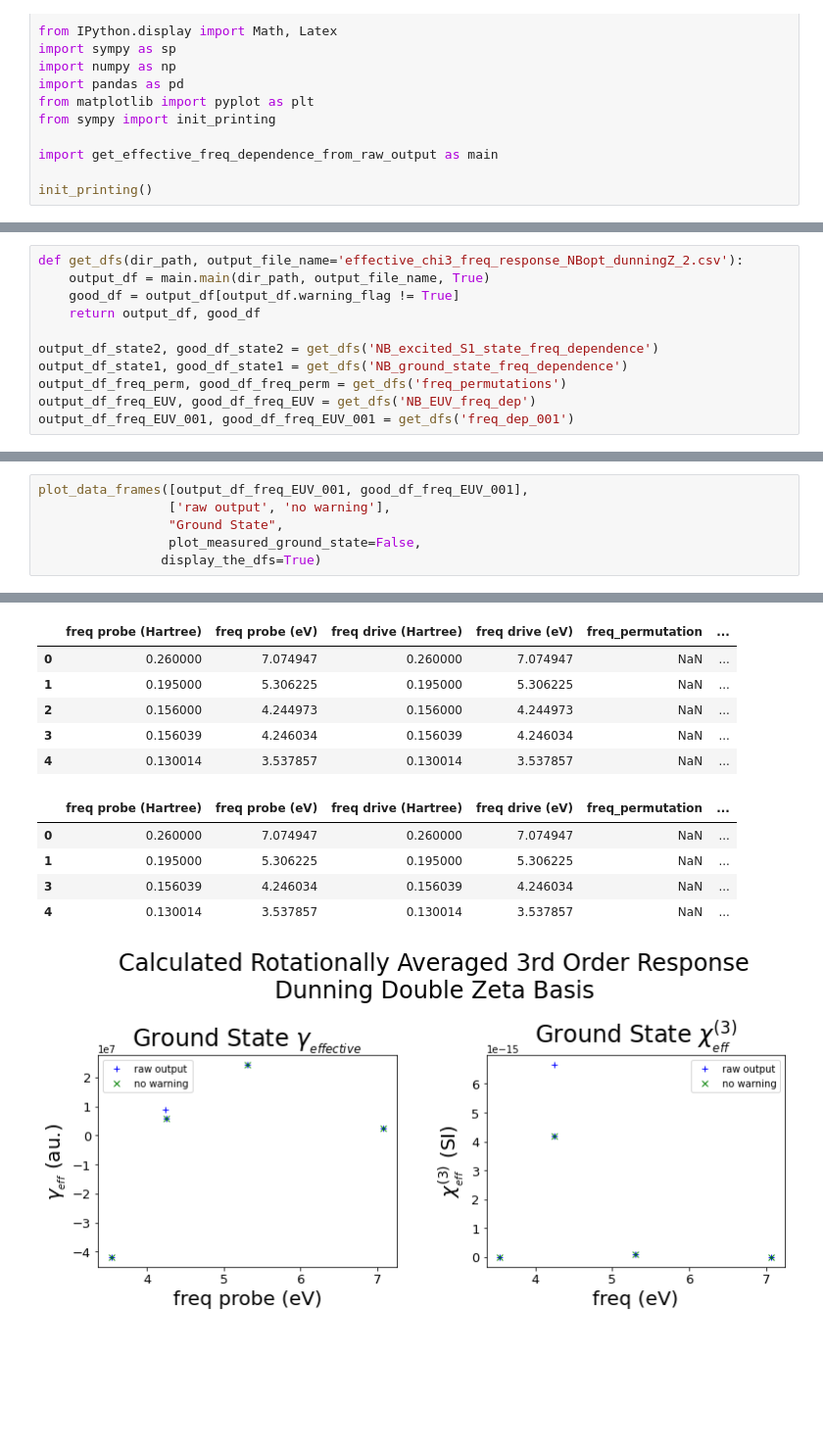
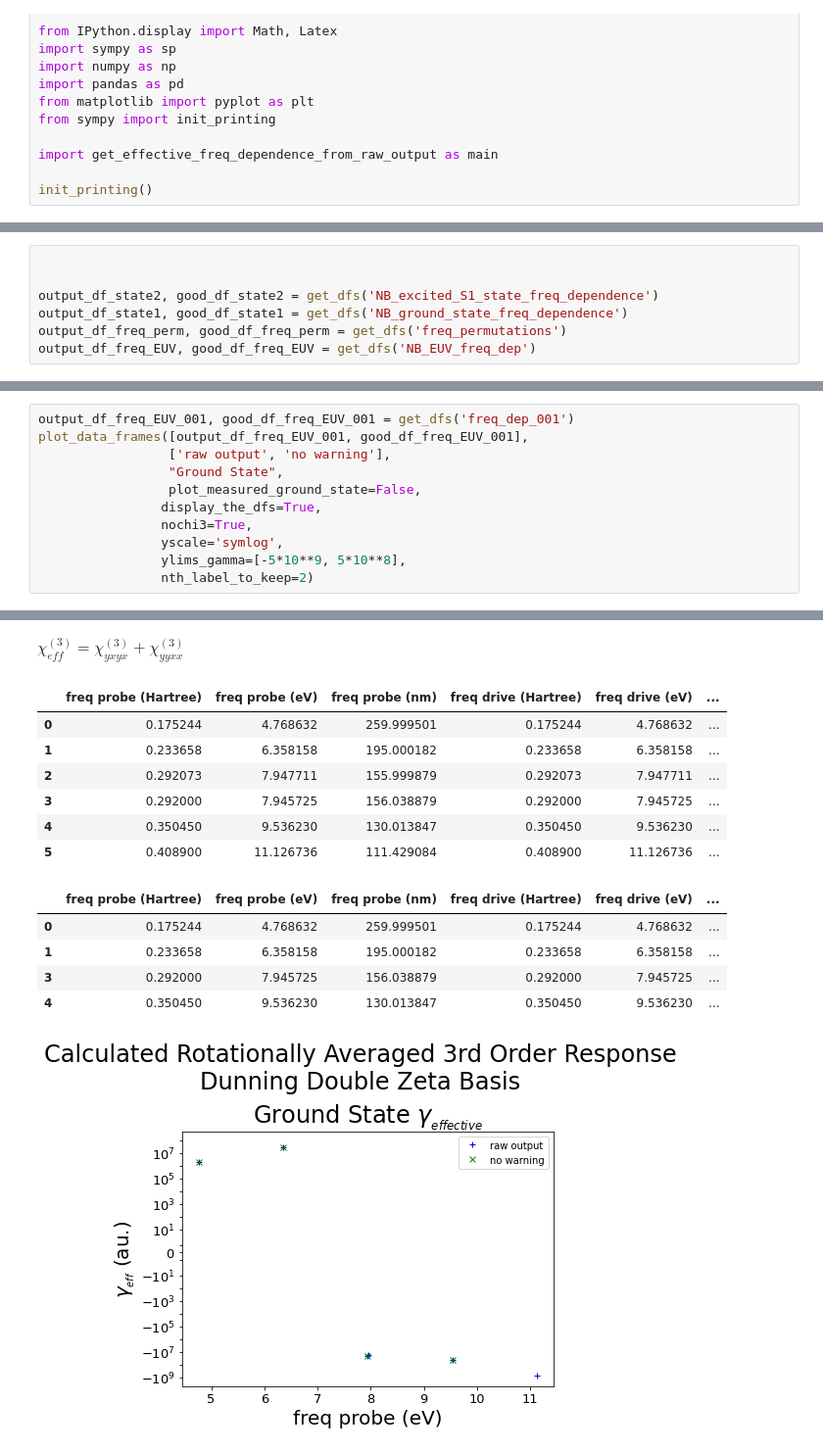
Before and after one commit to zifn/qchem_nitrobenzene, a Jupyter notebook: plotting freq dependence of chi3-Copy1.ipynb, the cells around one changed output, grey strips where cells are left out. Shown at 98% size. Drawn from its saved outputs; the diff is of its cells as text; blank space fills up the shorter version.

```diff
--- a/plotting freq dependence of chi3-Copy1.ipynb
+++ b/plotting freq dependence of chi3-Copy1.ipynb
@@ -68,12 +114,8 @@ def plot_data_frames(dataframes, labels, descripter, x_axis='freq probe (eV)', d
 # %%
-def get_dfs(dir_path, output_file_name='effective_chi3_freq_response_NBopt_dunningZ_2.csv'):
-    output_df = main.main(dir_path, output_file_name, True)
-    good_df = output_df[output_df.warning_flag != True]
-    return output_df, good_df
+
 
 output_df_state2, good_df_state2 = get_dfs('NB_excited_S1_state_freq_dependence')
 output_df_state1, good_df_state1 = get_dfs('NB_ground_state_freq_dependence')
 output_df_freq_perm, good_df_freq_perm = get_dfs('freq_permutations')
 output_df_freq_EUV, good_df_freq_EUV = get_dfs('NB_EUV_freq_dep')
-output_df_freq_EUV_001, good_df_freq_EUV_001 = get_dfs('freq_dep_001')
 # %% [output]
@@ -86,7 +459,12 @@ saving data to -> freq_dep_001\effective_chi3_freq_response_NBopt_dunningZ_2.csv
 # %%
+output_df_freq_EUV_001, good_df_freq_EUV_001 = get_dfs('freq_dep_001')
 plot_data_frames([output_df_freq_EUV_001, good_df_freq_EUV_001],
                  ['raw output', 'no warning'],
                  "Ground State",
                  plot_measured_ground_state=False,
-                display_the_dfs=True)
+                display_the_dfs=True,
+                nochi3=True,
+                yscale='symlog',
+                ylims_gamma=[-5*10**9, 5*10**8],
+                nth_label_to_keep=2)
 # %% [output]
@@ -93,15 +477,17 @@ plot_data_frames([output_df_freq_EUV_001, good_df_freq_EUV_001],
+$\displaystyle \chi^{(3)}_{eff} = \chi^{(3)}_{yxyx} + \chi^{(3)}_{yyxx}$
-|  | freq probe (Hartree) | freq probe (eV) | freq drive (Hartree) | freq drive (eV) | freq_permutation | ... |
-| 0 | 0.260000 | 7.074947 | 0.260000 | 7.074947 | NaN | ... |
-| 1 | 0.195000 | 5.306225 | 0.195000 | 5.306225 | NaN | ... |
-| 2 | 0.156000 | 4.244973 | 0.156000 | 4.244973 | NaN | ... |
-| 3 | 0.156039 | 4.246034 | 0.156039 | 4.246034 | NaN | ... |
-| 4 | 0.130014 | 3.537857 | 0.130014 | 3.537857 | NaN | ... |
+|  | freq probe (Hartree) | freq probe (eV) | freq probe (nm) | freq drive (Hartree) | freq drive (eV) | ... |
+| 0 | 0.175244 | 4.768632 | 259.999501 | 0.175244 | 4.768632 | ... |
+| 1 | 0.233658 | 6.358158 | 195.000182 | 0.233658 | 6.358158 | ... |
+| 2 | 0.292073 | 7.947711 | 155.999879 | 0.292073 | 7.947711 | ... |
+| 3 | 0.292000 | 7.945725 | 156.038879 | 0.292000 | 7.945725 | ... |
+| 4 | 0.350450 | 9.536230 | 130.013847 | 0.350450 | 9.536230 | ... |
+| 5 | 0.408900 | 11.126736 | 111.429084 | 0.408900 | 11.126736 | ... |
-|  | freq probe (Hartree) | freq probe (eV) | freq drive (Hartree) | freq drive (eV) | freq_permutation | ... |
-| 0 | 0.260000 | 7.074947 | 0.260000 | 7.074947 | NaN | ... |
-| 1 | 0.195000 | 5.306225 | 0.195000 | 5.306225 | NaN | ... |
-| 3 | 0.156039 | 4.246034 | 0.156039 | 4.246034 | NaN | ... |
-| 4 | 0.130014 | 3.537857 | 0.130014 | 3.537857 | NaN | ... |
+|  | freq probe (Hartree) | freq probe (eV) | freq probe (nm) | freq drive (Hartree) | freq drive (eV) | ... |
+| 0 | 0.175244 | 4.768632 | 259.999501 | 0.175244 | 4.768632 | ... |
+| 1 | 0.233658 | 6.358158 | 195.000182 | 0.233658 | 6.358158 | ... |
+| 3 | 0.292000 | 7.945725 | 156.038879 | 0.292000 | 7.945725 | ... |
+| 4 | 0.350450 | 9.536230 | 130.013847 | 0.350450 | 9.536230 | ... |
-[figure, old version]
+[figure, new version]
 # %%
 plot_data_frames([output_df_freq_EUV, good_df_freq_EUV],
                  ['raw output', 'no warning'],
```
Also changed, not shown: parts of 19 cells of this notebook, 3 other files.
